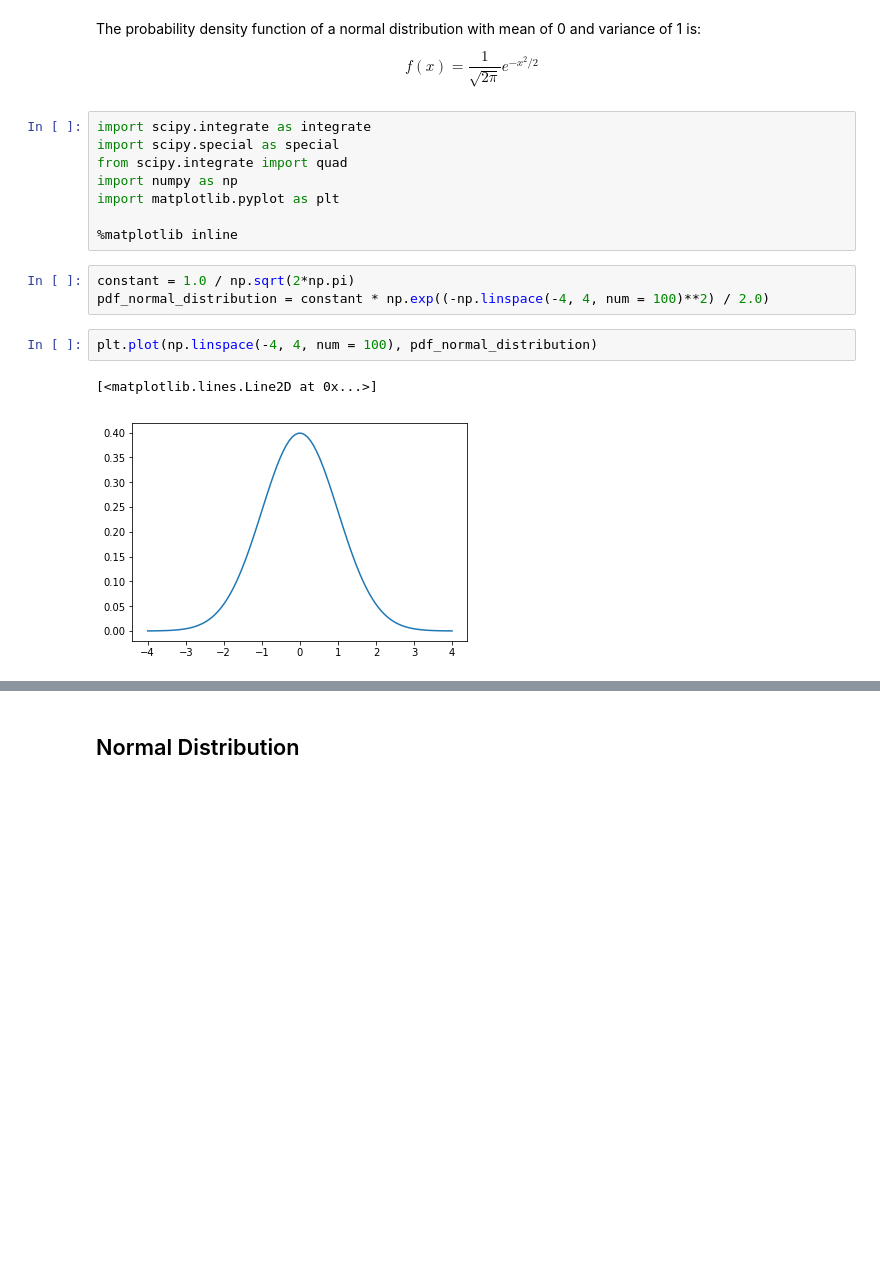
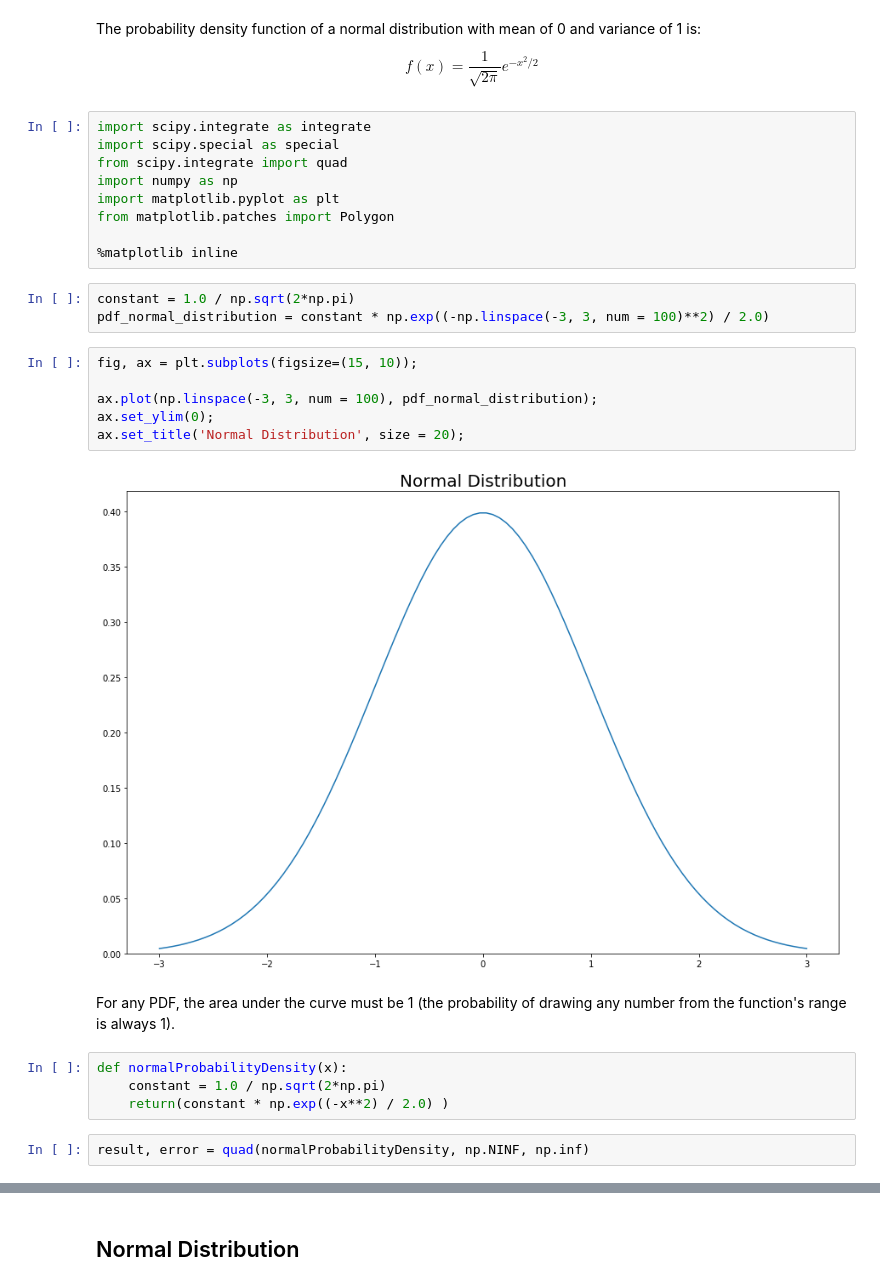
Before and after one commit to mGalarnyk/Python_Tutorials, a Jupyter notebook: Statistics/normal_Distribution_Area_Under_Curve.ipynb, the cells around one changed output, grey strips where cells are left out. Saved outputs shown, nothing was run; the diff lists cells and outputs as text; blank space fills up the shorter version.

Commit message:
Added a little area under curve for normal distribution tutorial

```diff
--- a/Statistics/normal_Distribution_Area_Under_Curve.ipynb
+++ b/Statistics/normal_Distribution_Area_Under_Curve.ipynb
@@ -14,13 +20,25 @@ import scipy.special as special
 from scipy.integrate import quad
 import numpy as np
 import matplotlib.pyplot as plt
+from matplotlib.patches import Polygon
 
 %matplotlib inline
 # %%
 constant = 1.0 / np.sqrt(2*np.pi)
-pdf_normal_distribution = constant * np.exp((-np.linspace(-4, 4, num = 100)**2) / 2.0)
+pdf_normal_distribution = constant * np.exp((-np.linspace(-3, 3, num = 100)**2) / 2.0)
-# %%
-plt.plot(np.linspace(-4, 4, num = 100), pdf_normal_distribution)
-# %% [output]
-[<matplotlib.lines.Line2D at 0x...>]
-[figure, removed]
+# %%
+fig, ax = plt.subplots(figsize=(15, 10));
+
+ax.plot(np.linspace(-3, 3, num = 100), pdf_normal_distribution);
+ax.set_ylim(0);
+ax.set_title('Normal Distribution', size = 20);
+# %% [output]
+[figure, added]
+# %% [markdown]
+For any PDF, the area under the curve must be 1 (the probability of drawing any number from the function's range is always 1).
+# %%
+def normalProbabilityDensity(x):
+    constant = 1.0 / np.sqrt(2*np.pi)
+    return(constant * np.exp((-x**2) / 2.0) )
+# %%
+result, error = quad(normalProbabilityDensity, np.NINF, np.inf)
```
Also changed, not shown: parts of 15 cells of this notebook, 3 other files.
